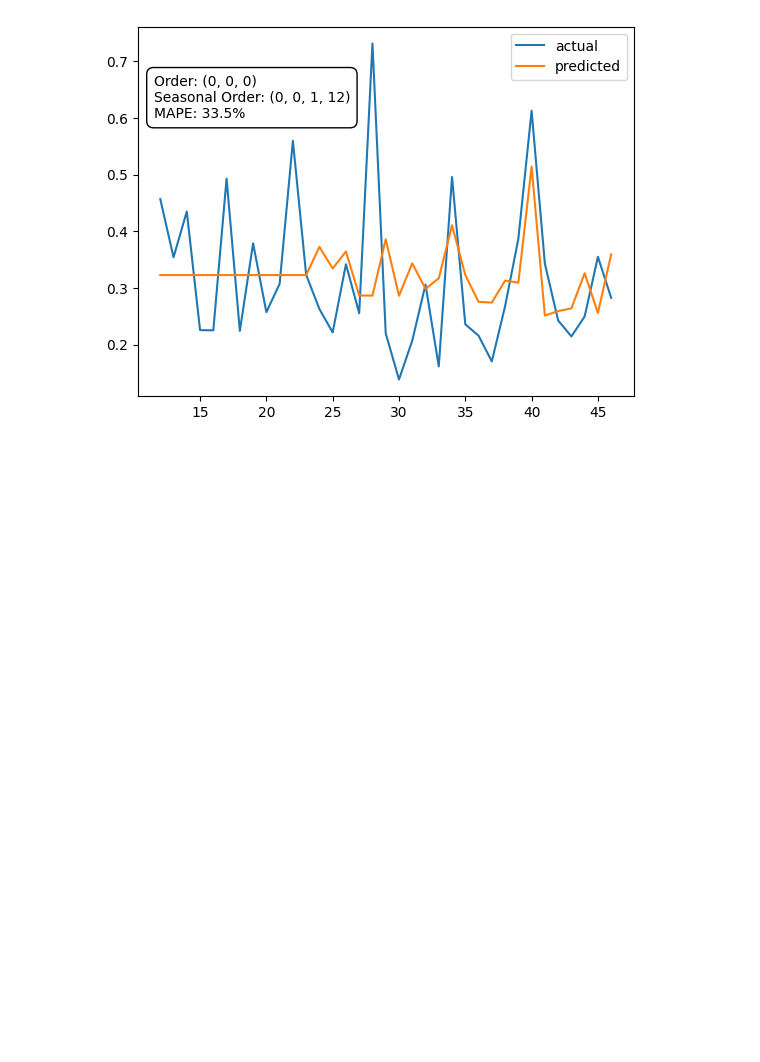
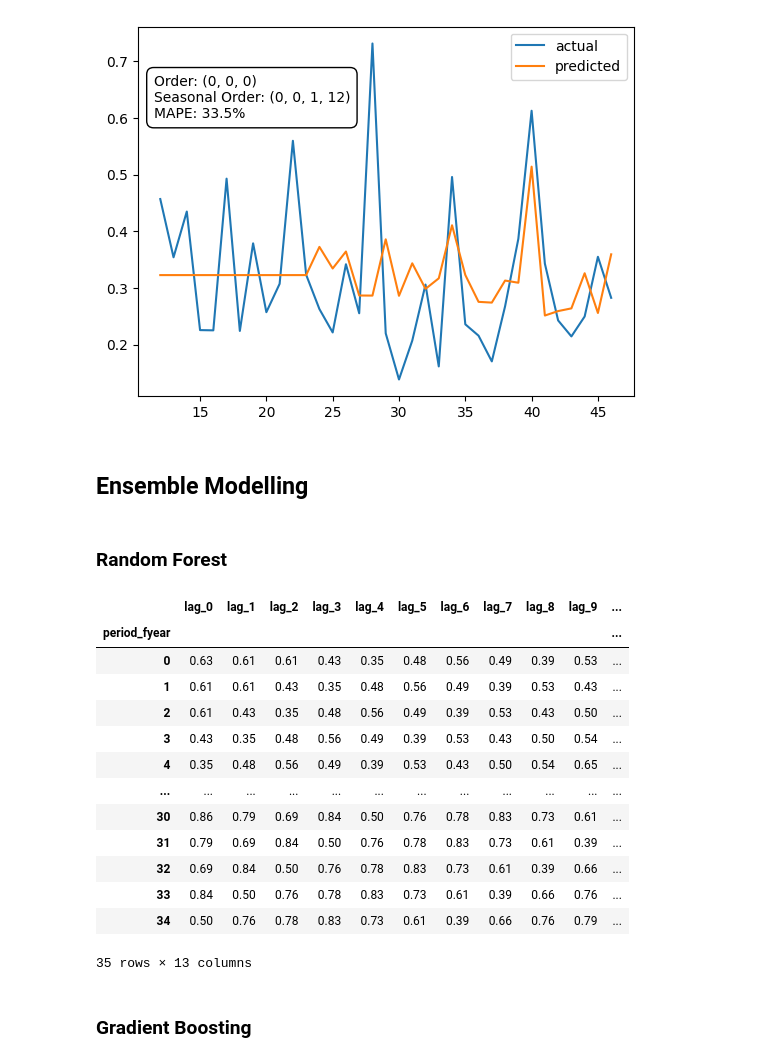
Before and after one commit to lelandjmurrin/Acquisition_Due_Dilligence_Capstone_Project, a Jupyter notebook: GeneralLedgerTxns_Models.ipynb, the cells around one changed output. Drawn from its saved outputs; the diff is of its cells as text; code cells hidden in the pictures; blank space fills up the shorter version.

```diff
--- a/GeneralLedgerTxns_Models.ipynb
+++ b/GeneralLedgerTxns_Models.ipynb
@@ -561,3 +596,43 @@ plt.annotate(
             );
 # %% [output]
 [figure]
+# %% [markdown]
+## Ensemble Modelling
+# %% [markdown]
+### Random Forest
+# %%
+period_rfr = RandomForestRegressor(random_state = 0)
+ts_top3_matrix = (pd.concat(
+                            [dh.df.groupby("period_fyear").apply(lambda x: x.query("desc1 in @TOP3_DESC1_LIST").txn_amt.sum()/x.txn_amt.sum()).shift(-i).rename(f"lag_{i}") for i in range(13)],
+                            axis = 1
+                        )
+                    .dropna()
+                )
+X_ts_top3 = ts_top3_matrix.drop("lag_12", axis = 1)
+y_ts_top3 = ts_top3_matrix.lag_12
+# %%
+params_forest = [{
+    "n_estimators": [20, 25, 30, 35, 40],
+    "criterion": ['squared_error', 'friedman_mse', 'poisson'],
+    "min_samples_leaf": range(2, 8),
+    "min_samples_split": np.arange(2,5),
+    "random_state": [0]
+}]
+
+grid_search_rfr = GridSearchCV(RandomForestRegressor(), params_forest, scoring = 'neg_mean_absolute_percentage_error', cv=3, n_jobs=7, verbose = 3)
+grid_search_rfr.fit(X_ts_top3, y_ts_top3)
+# %% [output]
+|  | lag_0 | lag_1 | lag_2 | lag_3 | lag_4 | lag_5 | lag_6 | lag_7 | lag_8 | lag_9 | ... |
+| period_fyear |  |  |  |  |  |  |  |  |  |  | ... |
+| 0 | 0.63 | 0.61 | 0.61 | 0.43 | 0.35 | 0.48 | 0.56 | 0.49 | 0.39 | 0.53 | ... |
+| 1 | 0.61 | 0.61 | 0.43 | 0.35 | 0.48 | 0.56 | 0.49 | 0.39 | 0.53 | 0.43 | ... |
+| 2 | 0.61 | 0.43 | 0.35 | 0.48 | 0.56 | 0.49 | 0.39 | 0.53 | 0.43 | 0.50 | ... |
+| 3 | 0.43 | 0.35 | 0.48 | 0.56 | 0.49 | 0.39 | 0.53 | 0.43 | 0.50 | 0.54 | ... |
+| 4 | 0.35 | 0.48 | 0.56 | 0.49 | 0.39 | 0.53 | 0.43 | 0.50 | 0.54 | 0.65 | ... |
+| ... | ... | ... | ... | ... | ... | ... | ... | ... | ... | ... | ... |
+| 30 | 0.86 | 0.79 | 0.69 | 0.84 | 0.50 | 0.76 | 0.78 | 0.83 | 0.73 | 0.61 | ... |
+| 31 | 0.79 | 0.69 | 0.84 | 0.50 | 0.76 | 0.78 | 0.83 | 0.73 | 0.61 | 0.39 | ... |
+| 32 | 0.69 | 0.84 | 0.50 | 0.76 | 0.78 | 0.83 | 0.73 | 0.61 | 0.39 | 0.66 | ... |
+| 33 | 0.84 | 0.50 | 0.76 | 0.78 | 0.83 | 0.73 | 0.61 | 0.39 | 0.66 | 0.76 | ... |
+| 34 | 0.50 | 0.76 | 0.78 | 0.83 | 0.73 | 0.61 | 0.39 | 0.66 | 0.76 | 0.79 | ... |
+35 rows × 13 columns
@@ -563,0 +667,2 @@ plt.annotate(
+# %% [markdown]
+### Gradient Boosting
```
Also changed, not shown: parts of 19 cells of this notebook, 3 other files.
